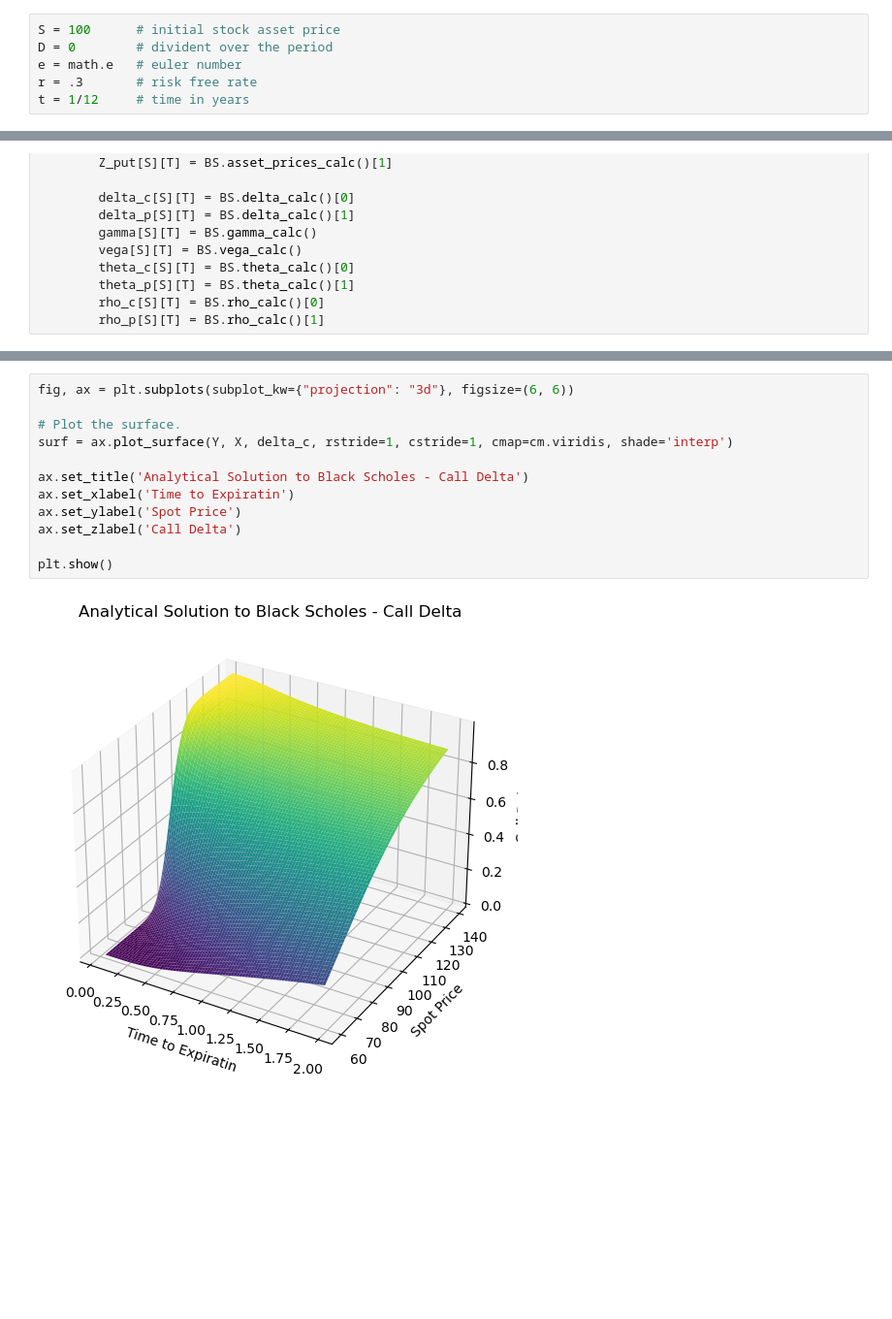
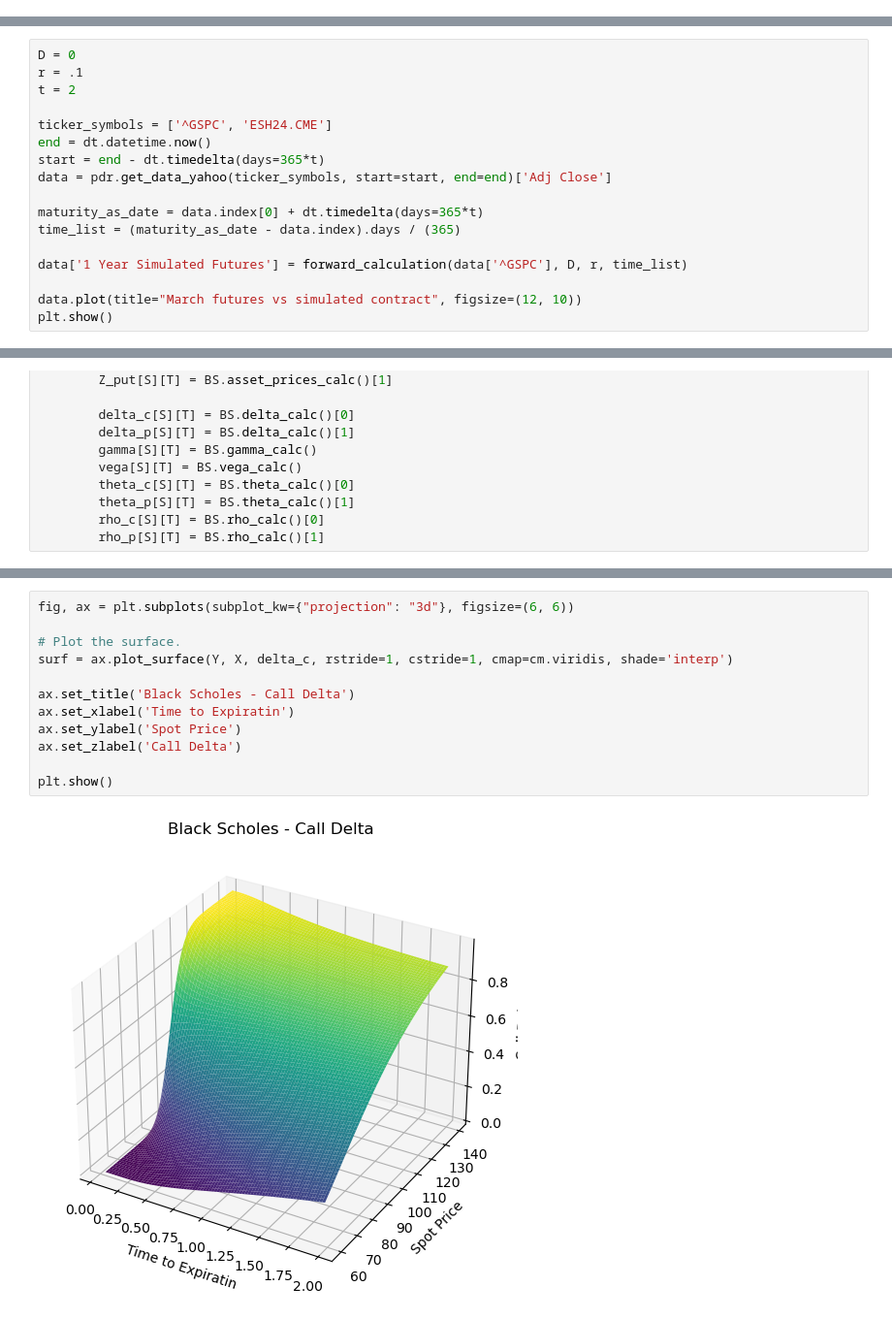
Before and after one commit to jakubjanak2004/Quant, a Jupyter notebook: pricing_derivatives.ipynb, the cells around one changed output, grey strips where cells are left out. Shown at 97% size. Saved outputs shown, nothing was run; the diff lists cells and outputs as text; blank space fills up the shorter version.

```diff
--- a/pricing_derivatives.ipynb
+++ b/pricing_derivatives.ipynb
@@ -36,6 +22,0 @@ I would add the futures vs spot graph, visualisating the difference and the redu
-# %%
-S = 100      # initial stock asset price
-D = 0        # divident over the period
-e = math.e   # euler number
-r = .3       # risk free rate
-t = 1/12     # time in years
@@ -67,0 +76,17 @@ print([time * 12 for time in time_arr])
+# %%
+D = 0
+r = .1
+t = 2
+
+ticker_symbols = ['^GSPC', 'ESH24.CME']
+end = dt.datetime.now()
+start = end - dt.timedelta(days=365*t)
+data = pdr.get_data_yahoo(ticker_symbols, start=start, end=end)['Adj Close']
+
+maturity_as_date = data.index[0] + dt.timedelta(days=365*t)
+time_list = (maturity_as_date - data.index).days / (365)
+
+data['1 Year Simulated Futures'] = forward_calculation(data['^GSPC'], D, r, time_list)
+
+data.plot(title="March futures vs simulated contract", figsize=(12, 10))
+plt.show()
@@ -540,17 +462,17 @@ plt.show()
 # %%
 fig, ax = plt.subplots(subplot_kw={"projection": "3d"}, figsize=(6, 6))
 
 # Plot the surface.
 surf = ax.plot_surface(Y, X, delta_c, rstride=1, cstride=1, cmap=cm.viridis, shade='interp')
 
-ax.set_title('Analytical Solution to Black Scholes - Call Delta')
+ax.set_title('Black Scholes - Call Delta')
 ax.set_xlabel('Time to Expiratin')
 ax.set_ylabel('Spot Price')
 ax.set_zlabel('Call Delta')
 
 plt.show()
 # %% [output]
-[figure, old version]
+[figure, new version]
 # %%
 fig, ax = plt.subplots(subplot_kw={"projection": "3d"}, figsize=(6, 6))
 
```
Also changed, not shown: parts of 28 cells of this notebook.
